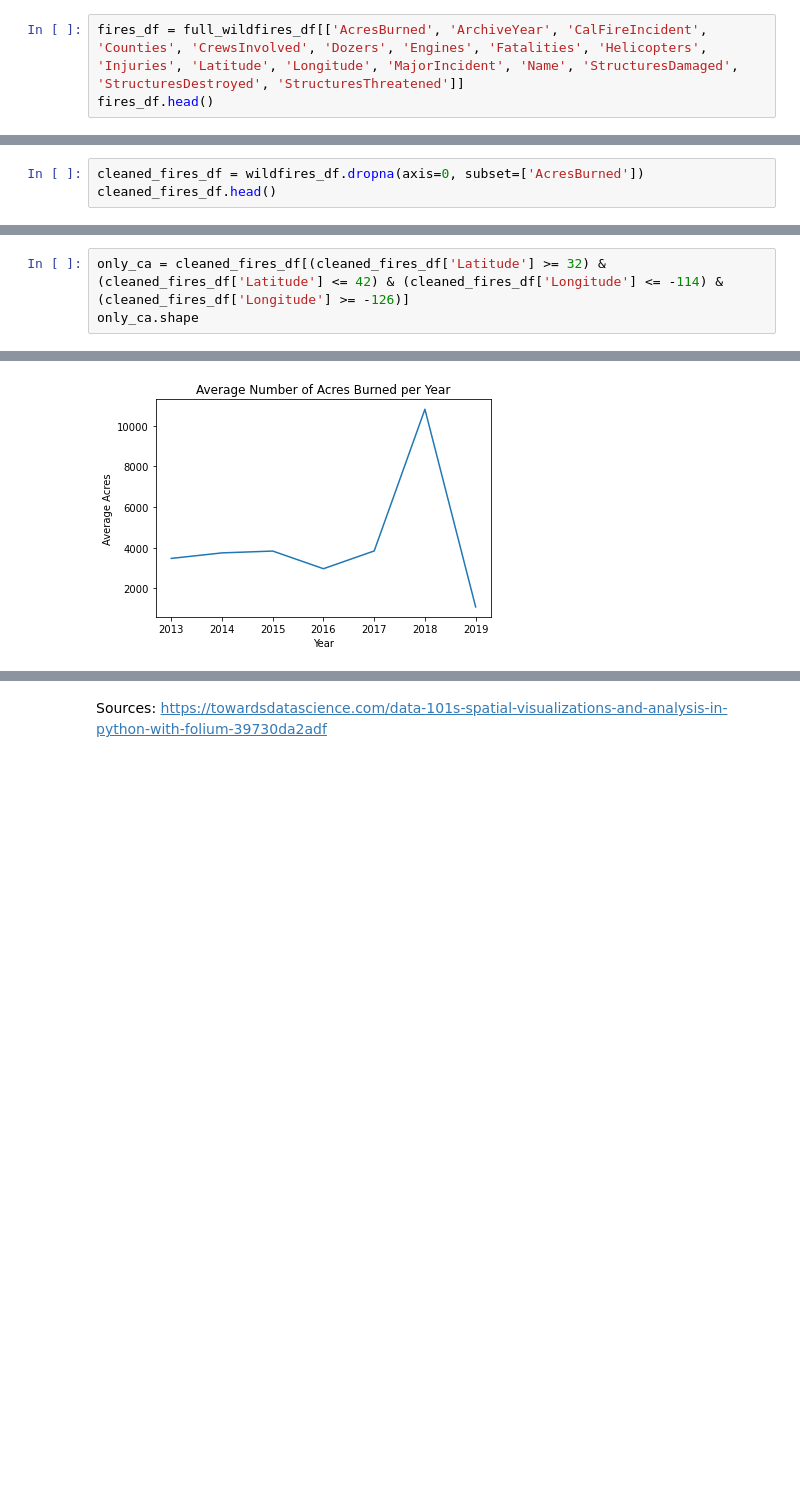
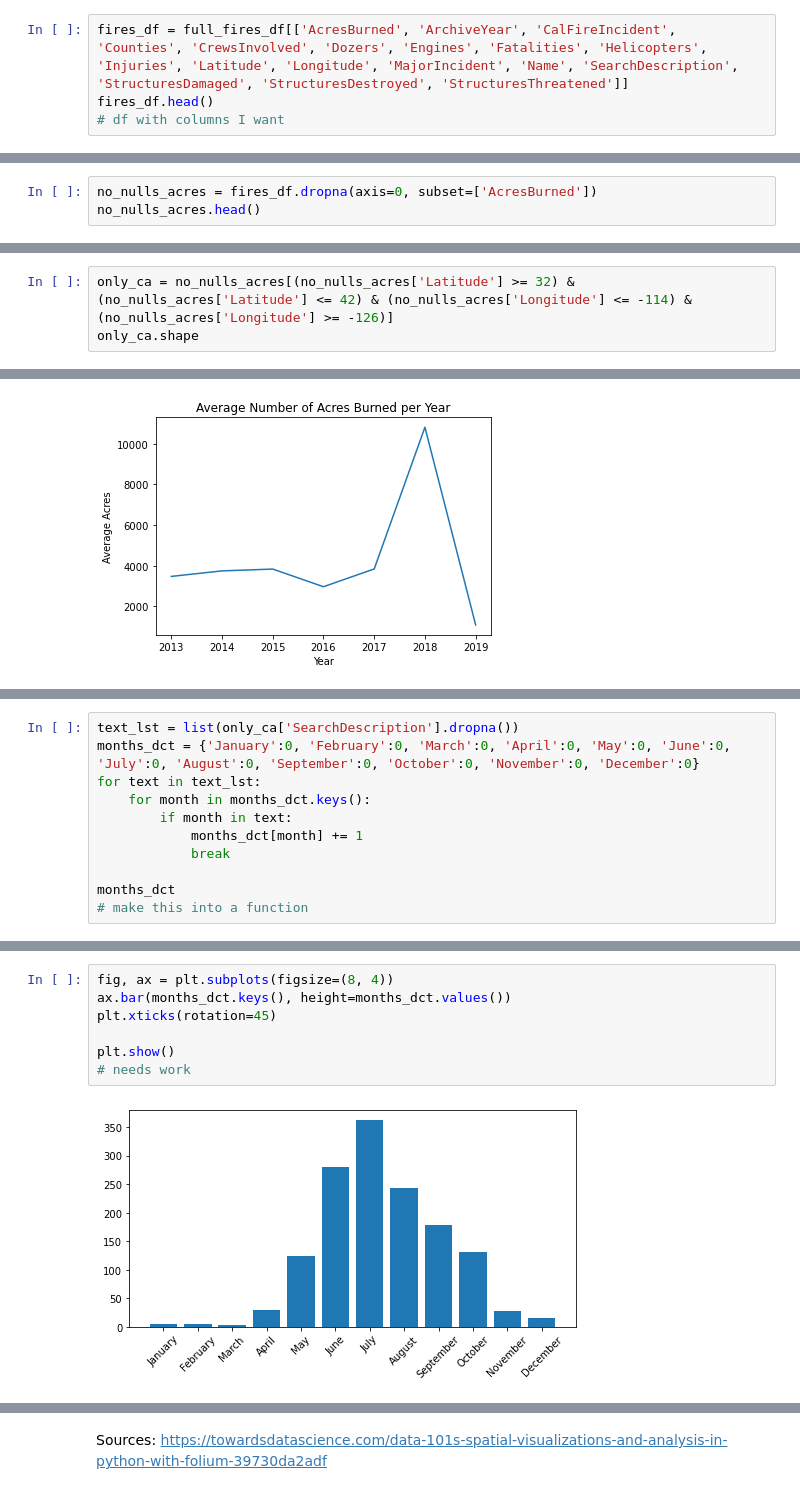
Before and after one commit to kaciewebster/ca-fire-incidents, a Jupyter notebook: ca-fire.ipynb, the cells around one changed output, grey strips where cells are left out. Cells and saved outputs as stored; diff of their text form; blank space fills up the shorter version.

```diff
--- a/ca-fire.ipynb
+++ b/ca-fire.ipynb
@@ -40,8 +39,9 @@ Data columns (total 40 columns):
 dtypes: bool(6), float64(17), int64(1), object(16)
 memory usage: 444.3+ KB
 # %%
-fires_df = full_wildfires_df[['AcresBurned', 'ArchiveYear', 'CalFireIncident', 'Counties', 'CrewsInvolved', 'Dozers', 'Engines', 'Fatalities', 'Helicopters', 'Injuries', 'Latitude', 'Longitude', 'MajorIncident', 'Name', 'StructuresDamaged', 'StructuresDestroyed', 'StructuresThreatened']]
+fires_df = full_fires_df[['AcresBurned', 'ArchiveYear', 'CalFireIncident', 'Counties', 'CrewsInvolved', 'Dozers', 'Engines', 'Fatalities', 'Helicopters', 'Injuries', 'Latitude', 'Longitude', 'MajorIncident', 'Name', 'SearchDescription', 'StructuresDamaged', 'StructuresDestroyed', 'StructuresThreatened']]
 fires_df.head()
+# df with columns I want
 # %% [output]
 |  | AcresBurned | ArchiveYear | CalFireIncident | Counties | CrewsInvolved | Dozers | Engines | Fatalities | ... |
 | 0 | 257314.0 | 2013 | True | Tuolumne | NaN | NaN | NaN | NaN | ... |
@@ -86,8 +86,8 @@ fires_df.describe()
 | 75% | 422.000000 | 2018.000000 | 13.500000 | 5.000000 | 24.000000 | 6.000000 | 5.000000 | 4.000000 | ... |
 | max | 410203.000000 | 2019.000000 | 82.000000 | 76.000000 | 256.000000 | 85.000000 | 29.000000 | 26.000000 | ... |
 # %%
-cleaned_fires_df = wildfires_df.dropna(axis=0, subset=['AcresBurned'])
-cleaned_fires_df.head()
+no_nulls_acres = fires_df.dropna(axis=0, subset=['AcresBurned'])
+no_nulls_acres.head()
 # %% [output]
 |  | AcresBurned | ArchiveYear | CalFireIncident | Counties | CrewsInvolved | Dozers | Engines | Fatalities | ... |
 | 0 | 257314.0 | 2013 | True | Tuolumne | NaN | NaN | NaN | NaN | ... |
@@ -112,6 +112,6 @@ cleaned_fires_df.describe()
 | 75% | 422.000000 | 2018.000000 | 13.500000 | 5.000000 | 24.000000 | 6.000000 | 5.000000 | 4.000000 | ... |
 | max | 410203.000000 | 2019.000000 | 82.000000 | 76.000000 | 256.000000 | 85.000000 | 29.000000 | 26.000000 | ... |
 # %%
-only_ca = cleaned_fires_df[(cleaned_fires_df['Latitude'] >= 32) & (cleaned_fires_df['Latitude'] <= 42) & (cleaned_fires_df['Longitude'] <= -114) & (cleaned_fires_df['Longitude'] >= -126)]
+only_ca = no_nulls_acres[(no_nulls_acres['Latitude'] >= 32) & (no_nulls_acres['Latitude'] <= 42) & (no_nulls_acres['Longitude'] <= -114) & (no_nulls_acres['Longitude'] >= -126)]
 only_ca.shape
 # %% [output]
@@ -191,0 +166,11 @@ dtype: int64
+# %%
+text_lst = list(only_ca['SearchDescription'].dropna())
+months_dct = {'January':0, 'February':0, 'March':0, 'April':0, 'May':0, 'June':0, 'July':0, 'August':0, 'September':0, 'October':0, 'November':0, 'December':0}
+for text in text_lst:
+    for month in months_dct.keys():
+        if month in text:
+            months_dct[month] += 1
+            break
+
+months_dct
+# make this into a function
@@ -191,0 +190,9 @@ dtype: int64
+# %%
+fig, ax = plt.subplots(figsize=(8, 4))
+ax.bar(months_dct.keys(), height=months_dct.values())
+plt.xticks(rotation=45)
+
+plt.show()
+# needs work
+# %% [output]
+[figure, added]
```
Also changed, not shown: parts of 11 cells of this notebook.
